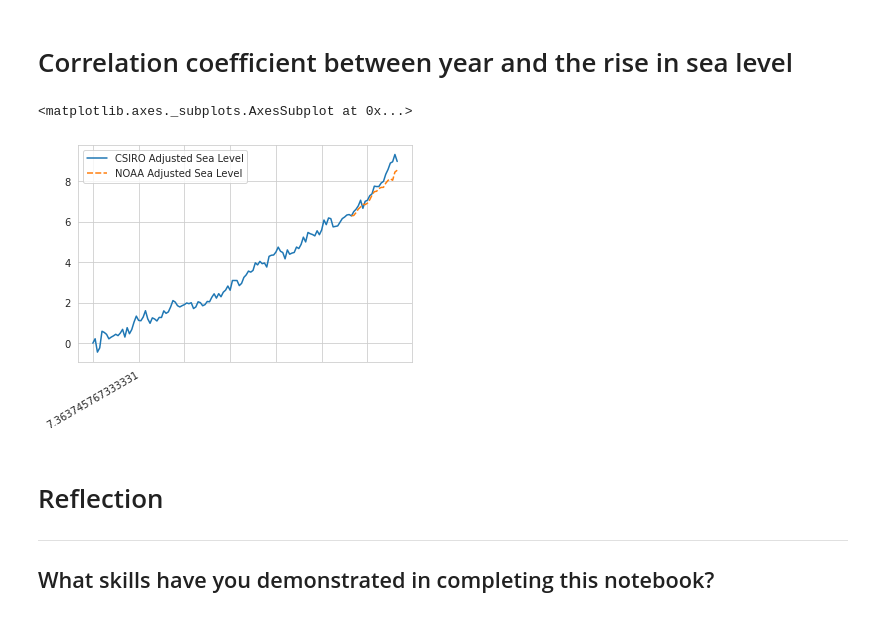
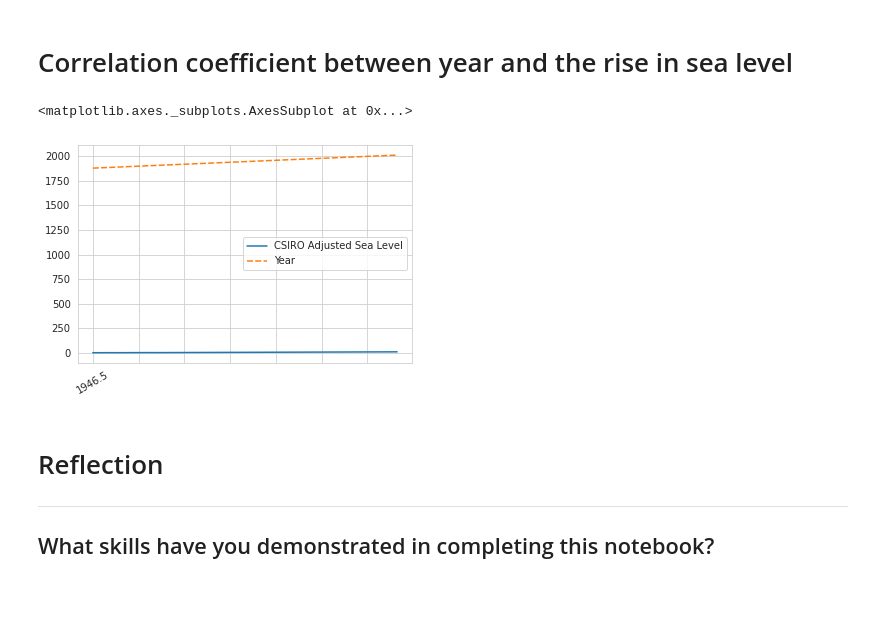
Before and after one commit to RautenM/PythonFundamentals, a Jupyter notebook: Copy_of_Sea_Level_Project.ipynb, the cells around one changed output. Drawn from its saved outputs; the diff is of its cells as text; code cells hidden in the pictures.

```diff
--- a/Copy_of_Sea_Level_Project.ipynb
+++ b/Copy_of_Sea_Level_Project.ipynb
@@ -87,27 +131,27 @@ Mean 3.650340811880598 Std 2.476399631426498 Total 489.1456687920001 Highest sea
 # %%
 #@title Default title text { display-mode: "code" }
 import pandas as pd
 import seaborn as sns
 import numpy as np
 
 url = ("https://raw.githubusercontent.com/freeCodeCamp/boilerplate-sea-level-predictor/master/epa-sea-level.csv")
 sea_level = pd.read_csv(url)
 
 sea_level
 
 
-level = sea_level[["CSIRO Adjusted Sea Level","NOAA Adjusted Sea Level"]]
+level = sea_level[["CSIRO Adjusted Sea Level",'Year']]
 data = level.mean()
 
 data
 
 chart = sns.lineplot(data=level)
 chart.set_xticklabels(data, rotation=30)
 sns.set_style("whitegrid")
 chart
 # %% [output]
 <matplotlib.axes._subplots.AxesSubplot at 0x...>
-[figure, old version]
+[figure, new version]
 # %% [markdown]
 # Reflection
 ----
```
Also changed, not shown: parts of 4 cells of this notebook.
